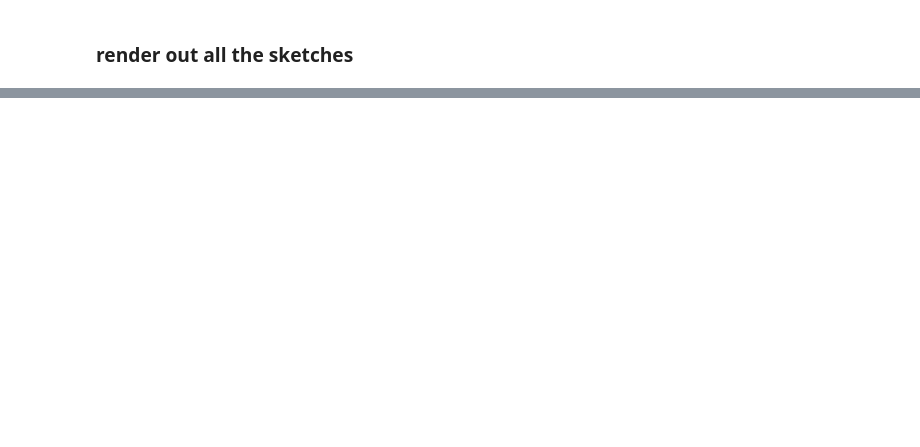
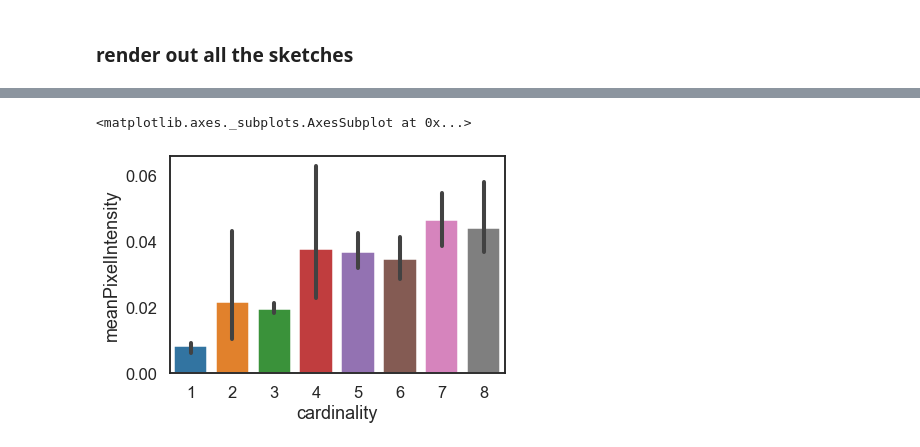
Before and after one commit to cogtoolslab/improvised_numerals, a Jupyter notebook: analysis/iternum_analysis.ipynb, the cells around one changed output, grey strips where cells are left out. Cells and saved outputs as stored; diff of their text form; code cells hidden in the pictures; blank space fills up the shorter version.

```diff
--- a/analysis/iternum_analysis.ipynb
+++ b/analysis/iternum_analysis.ipynb
@@ -164,0 +202,5 @@ ValueError: num must be 1 <= num <= 12, not 13
+# %%
+sns.barplot(data=D, x='cardinality', y='meanPixelIntensity')
+# %% [output]
+<matplotlib.axes._subplots.AxesSubplot at 0x...>
+[figure, added]
```
Also changed, not shown: parts of 17 cells of this notebook, 1 other file.
